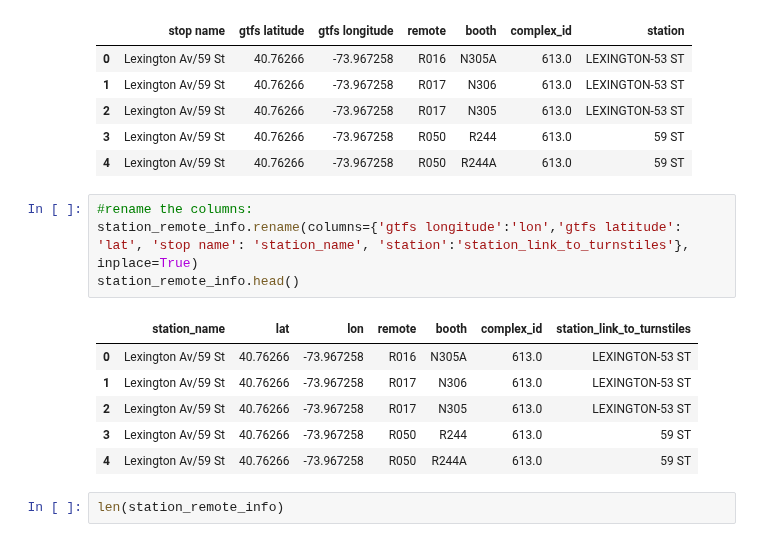
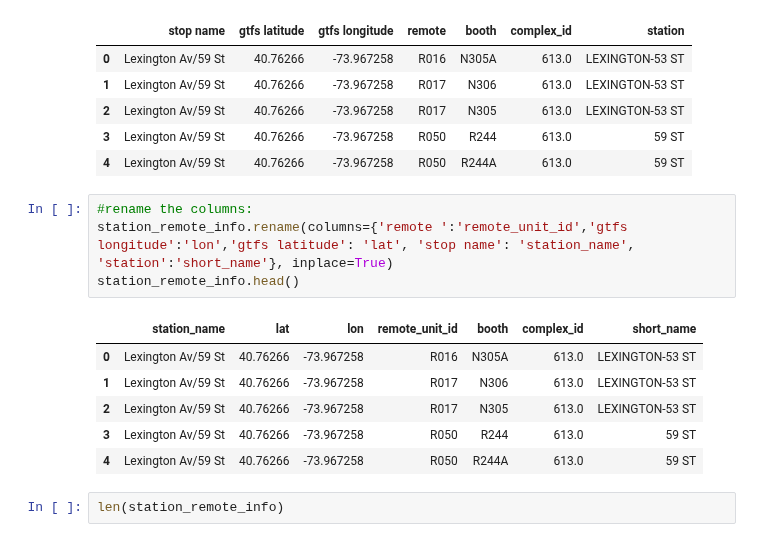
Before and after one commit to Fei117117/NYSeeNow, a Jupyter notebook: NYSeeNow-ML/SubwayData/subway.ipynb, the cells around one changed output. Drawn from its saved outputs; the diff is of its cells as text.

```diff
--- a/NYSeeNow-ML/SubwayData/subway.ipynb
+++ b/NYSeeNow-ML/SubwayData/subway.ipynb
@@ -187,10 +187,10 @@ station_remote_info.head()
 | 4 | Lexington Av/59 St | 40.76266 | -73.967258 | R050 | R244A | 613.0 | 59 ST |
 # %%
 #rename the columns:
-station_remote_info.rename(columns={'gtfs longitude':'lon','gtfs latitude': 'lat', 'stop name': 'station_name', 'station':'station_link_to_turnstiles'}, inplace=True)
+station_remote_info.rename(columns={'remote ':'remote_unit_id','gtfs longitude':'lon','gtfs latitude': 'lat', 'stop name': 'station_name', 'station':'short_name'}, inplace=True)
 station_remote_info.head()
 # %% [output]
-|  | station_name | lat | lon | remote | booth | complex_id | station_link_to_turnstiles |
+|  | station_name | lat | lon | remote_unit_id | booth | complex_id | short_name |
 | 0 | Lexington Av/59 St | 40.76266 | -73.967258 | R016 | N305A | 613.0 | LEXINGTON-53 ST |
 | 1 | Lexington Av/59 St | 40.76266 | -73.967258 | R017 | N306 | 613.0 | LEXINGTON-53 ST |
 | 2 | Lexington Av/59 St | 40.76266 | -73.967258 | R017 | N305 | 613.0 | LEXINGTON-53 ST |
```
Also changed, not shown: parts of 3 cells of this notebook.
